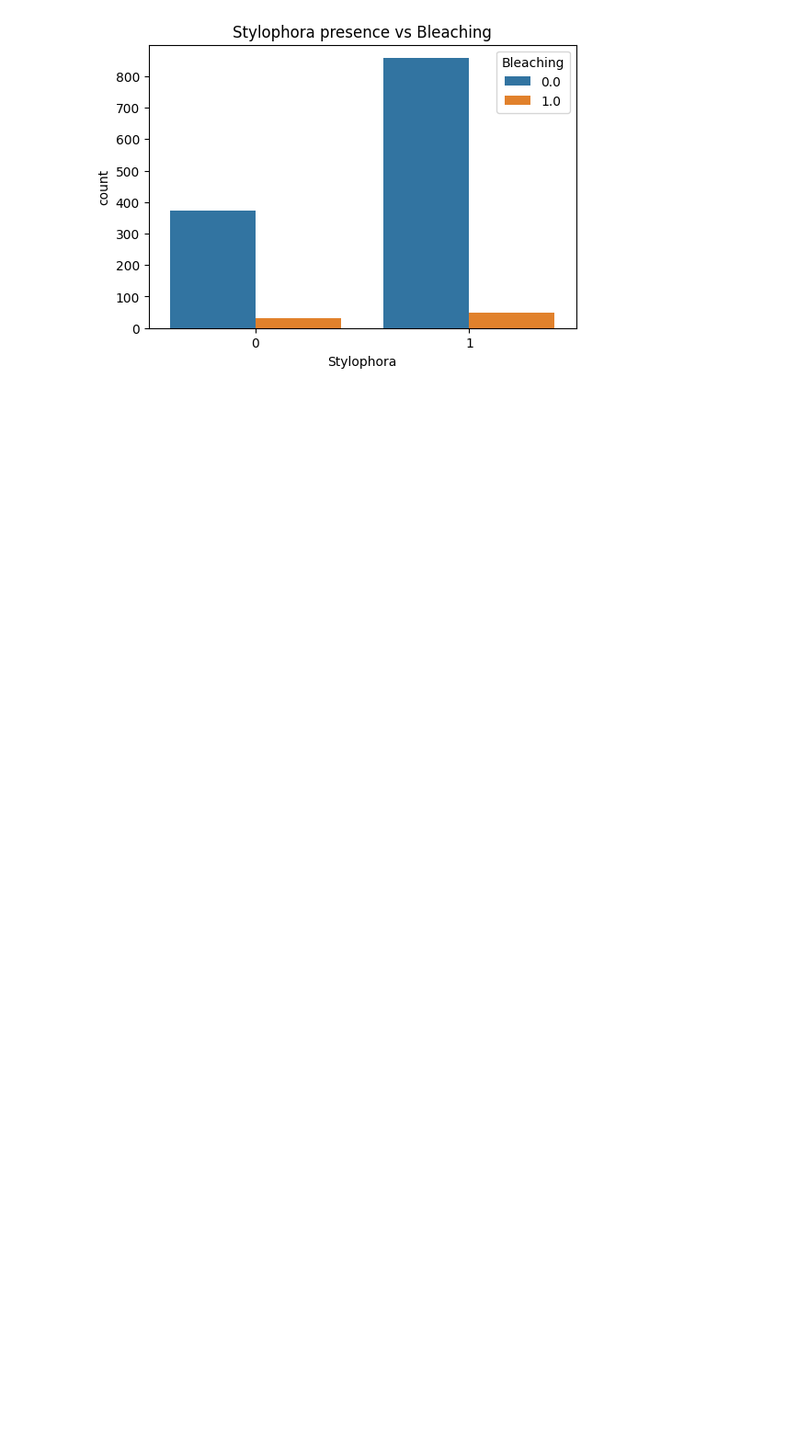
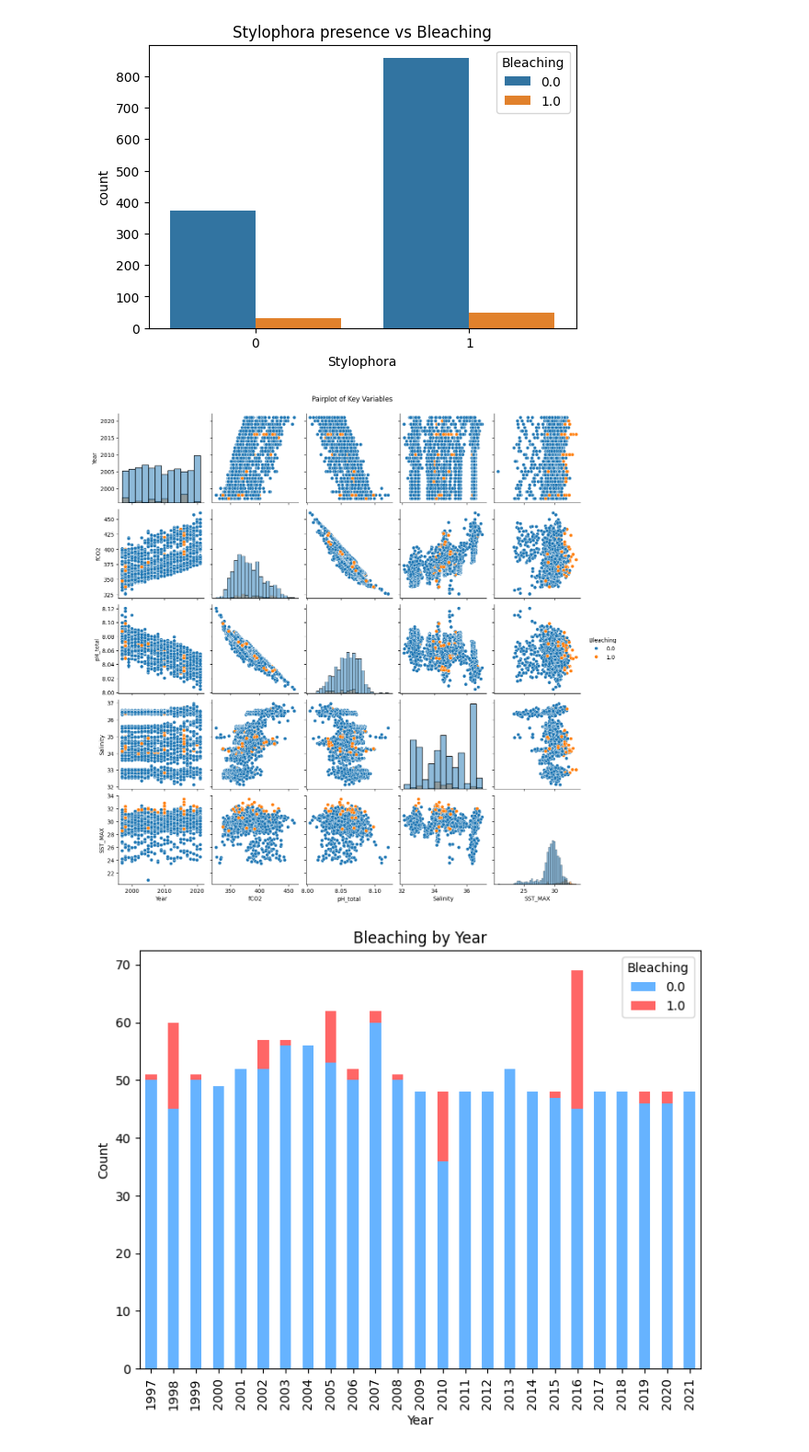
Before and after one commit to shrijacked/Coral-Reef-Bleaching-Prediction, a Jupyter notebook: statisticalinf/eda_final_dataset.ipynb, the cells around one changed output. Shown at 92% size. Saved outputs shown, nothing was run; the diff lists cells and outputs as text; code cells hidden in the pictures; blank space fills up the shorter version.

```diff
--- a/statisticalinf/eda_final_dataset.ipynb
+++ b/statisticalinf/eda_final_dataset.ipynb
@@ -145,3 +145,26 @@ for col in selected_cats:
 [figure]
 [figure]
 [figure]
+# %%
+# Pairplot of key variables with hue=Bleaching
+pairplot_features = ['Year','fCO2','pH_total','Salinity','SST_MAX','Bleaching']
+sns.pairplot(df[pairplot_features], hue='Bleaching', diag_kind='hist')
+plt.suptitle('Pairplot of Key Variables', y=1.02)
+plt.show()
+
+# Stacked bar chart: Bleaching counts per Year
+bleach_by_year = pd.crosstab(df['Year'], df['Bleaching'])
+bleach_by_year.plot(kind='bar', stacked=True, figsize=(8,6), color=['#66b3ff','#ff6666'])
+plt.title('Bleaching by Year')
+plt.ylabel('Count')
+plt.legend(title='Bleaching')
+plt.show()
+
+# Swarmplot of a numerical feature vs Bleaching
+plt.figure(figsize=(6,4))
+sns.swarmplot(x='Bleaching', y='Salinity', data=df)
+plt.title('Salinity by Bleaching')
+plt.show()
+# %% [output]
+[figure, added]
+[figure, added]
```
Also changed, not shown: parts of 1 cell of this notebook.
